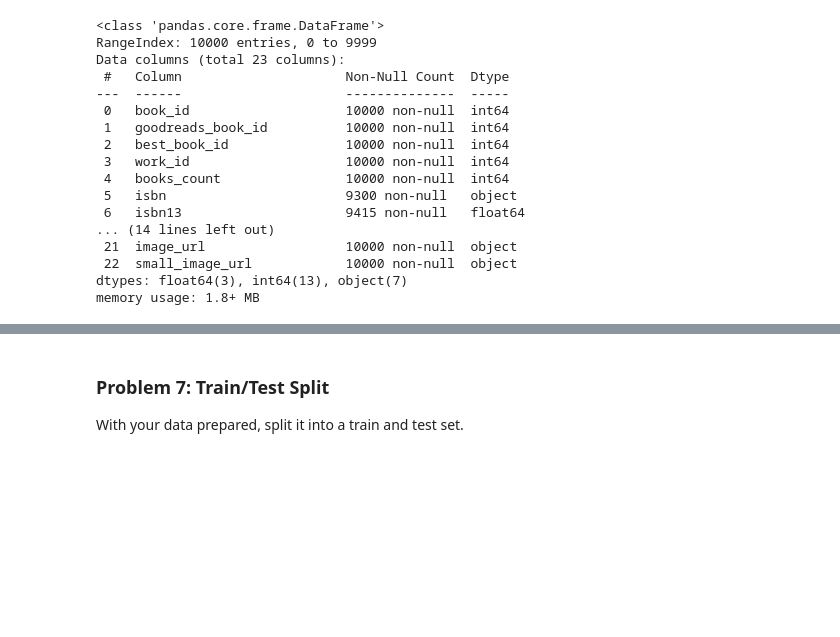
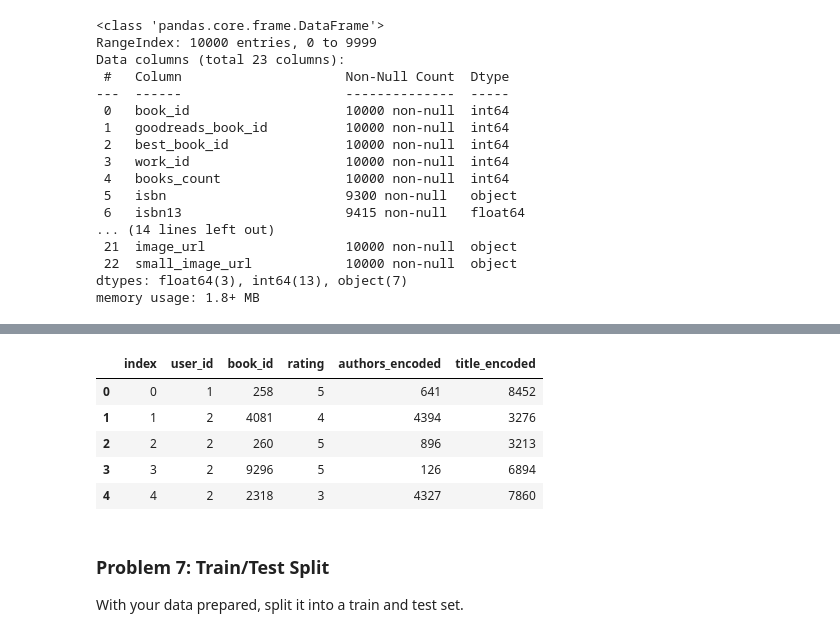
Before and after one commit to nadiaspn0503/Module-24-Capstone-Assignment, a Jupyter notebook: Module 24 Capstone.ipynb, the cells around one changed output, grey strips where cells are left out. Cells and saved outputs as stored; diff of their text form; code cells hidden in the pictures; blank space fills up the shorter version.

```diff
--- a/Module 24 Capstone.ipynb
+++ b/Module 24 Capstone.ipynb
@@ -322,3 +389,19 @@ memory usage: 1.8+ MB
+# %%
+# Delete the original authors and title columns
+
+rated_books = rated_books.drop(columns=['authors', 'title'])
+# %%
+# Reset the index of the rated_books dataset
+
+rated_books = rated_books.reset_index()
+rated_books.head()
+# %% [output]
+|  | index | user_id | book_id | rating | authors_encoded | title_encoded |
+| 0 | 0 | 1 | 258 | 5 | 641 | 8452 |
+| 1 | 1 | 2 | 4081 | 4 | 4394 | 3276 |
+| 2 | 2 | 2 | 260 | 5 | 896 | 3213 |
+| 3 | 3 | 2 | 9296 | 5 | 126 | 6894 |
+| 4 | 4 | 2 | 2318 | 3 | 4327 | 7860 |
 # %% [markdown]
 ### Problem 7: Train/Test Split
 
```
Also changed, not shown: parts of 69 cells of this notebook.
